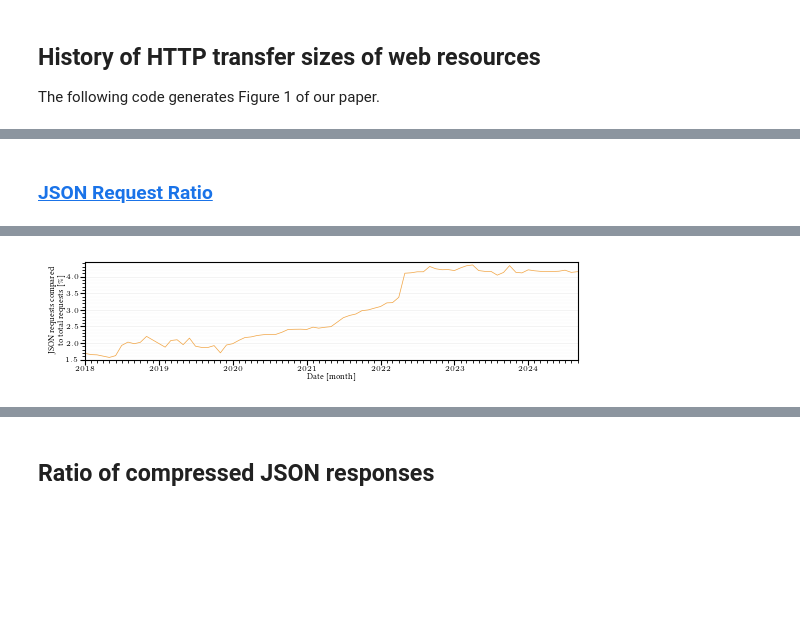
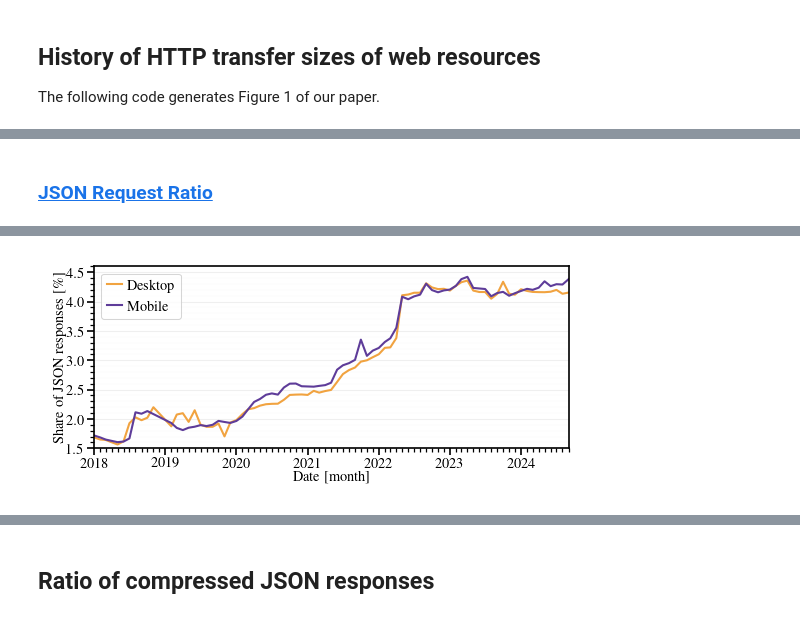
Before and after one commit to miri64/artifacts-tnsm26-cbor-dns-eval, a Jupyter notebook: 01_introduction.ipynb, the cells around one changed output, grey strips where cells are left out. Drawn from its saved outputs; the diff is of its cells as text; code cells hidden in the pictures; blank space fills up the shorter version.

Commit message:
01_introduction.ipynb: clean-up and port to polars

```diff
--- a/01_introduction.ipynb
+++ b/01_introduction.ipynb
@@ -28,8 +25,20 @@ from utils import list_code
 
 We provide `01_introduction/input_datasets/http_archive_bytes_total.csv` in our dataset. The code below documents how we gathered this data in case you want to generate your own, more updated time series.
 # %%
-df = pandas.read_json("https://cdn.httparchive.org/reports/bytesTotal.json")
-df.to_csv(INTRODUCTION_DIR / "input_datasets" / "http_archive_bytes_total.csv")
+with urllib.request.urlopen(
+    "https://cdn.httparchive.org/v1/static/reports/bytesTotal.json"
+) as json:
+    df = polars.read_json(
+        json,
+    ).with_columns(
+        polars.from_epoch(polars.col("timestamp").cast(polars.Float64) / 1000).dt.date(),
+        polars.col("p10").cast(polars.Float64),
+        polars.col("p25").cast(polars.Float64),
+        polars.col("p50").cast(polars.Float64),
+        polars.col("p75").cast(polars.Float64),
+        polars.col("p90").cast(polars.Float64),
+    )
+df.write_csv(INTRODUCTION_DIR / "input_datasets" / "http_archive_bytes_total.csv")
 # %% [markdown]
 ## History of HTTP transfer sizes of web resources
 
@@ -148,37 +219,85 @@ ORDER BY table_suffix
 # %%
 SLIDE_VERSION = False                   # Set to True for styling for slide set
+
+matplotlib.pyplot.clf()
 
 if SLIDE_VERSION:
     matplotlib.style.use(pathlib.Path.cwd() / f"mlenders_fullslide.mplstyle")
     matplotlib.use("pgf")
     matplotlib.rcParams["figure.figsize"] = matplotlib.rcParams["figure.figsize"][0], matplotlib.rcParams["figure.figsize"][1] * 1.5
 else:
-    matplotlib.style.use(pathlib.Path.cwd() / f"mlenders_fullwidth.mplstyle")
+    # matplotlib.style.use(pathlib.Path.cwd() / f"mlenders_column_acm.mplstyle")
+    # matplotlib.style.use(pathlib.Path.cwd() / f"mlenders_fullwidth.mplstyle")
+    #matplotlib.style.use(pathlib.Path.cwd() / f"mlenders_fullwidth_acmsmall.mplstyle")
+    matplotlib.style.use(pathlib.Path.cwd() / f"mlenders_column_ieeetran.mplstyle")
     matplotlib.use("inline")
-    matplotlib.rcParams["figure.figsize"] = matplotlib.rcParams["figure.figsize"][0] * 1.16, matplotlib.rcParams["figure.figsize"][1] * 3 / 4
+    #matplotlib.rcParams["figure.figsize"] = matplotlib.rcParams["figure.figsize"][0] * 1.18, matplotlib.rcParams["figure.figsize"][1] * 1.5
+    #matplotlib.rcParams["figure.figsize"] = matplotlib.rcParams["figure.figsize"][0] * 1.17, matplotlib.rcParams["figure.figsize"][1] * 5 / 8
+    matplotlib.rcParams["figure.figsize"] = matplotlib.rcParams["figure.figsize"][0], matplotlib.rcParams["figure.figsize"][1] * 5 / 8
+matplotlib.pyplot.rc('axes', prop_cycle=matplotlib.pyplot.cycler(color=["#f1a340", "#5e3c99"]))
 
-df = pandas.read_csv(
-    INTRODUCTION_DIR / "input_datasets" / "bq-results-20240926-131645-1727356734135.csv"
+COLORS={
+    "Desktop": "C0",
+    "Mobile": "C1",
+}
+ALPHAS={
+    "Desktop": 0.3,
+    "Mobile": 0.1,
+}
+
+lf = polars.concat(
+    polars.scan_csv(csv)
+    for csv in [
+        INTRODUCTION_DIR / "input_datasets" / "bq-results-20240926-131645-1727356734135.csv",
+        INTRODUCTION_DIR / "input_datasets" / "bq-results-20240930-143032-1727706865287.csv",
+    ]
+).with_columns(
+    client=polars.col("table_suffix").str.split("_").list.last().str.to_titlecase(),
+    timestamp=polars.col("table_suffix").str.to_date("%y_%m_%d_", exact=False),
+).select(polars.exclude("table_suffix"))
+
+fig = matplotlib.pyplot.figure(
+    figsize=matplotlib.rcParams["figure.figsize"],
+    dpi=150,
 )
-df["timestamp"] = df["table_suffix"].swifter.apply(lambda x: pandas.to_datetime(x, format="%y_%m_%d_desktop")).dt.date
-df = df.set_index(["timestamp"]).interpolate(method="linear")
+ax = matplotlib.pyplot.gca()
 
-ax = df["percent_json_requests"].plot(legend=False, color={"percent_json_requests": "C0"})
+for client in ["Desktop", "Mobile"]:
+    df = lf.filter(
+        polars.col("client") == client
+    ).sort("timestamp").select(
+        ["timestamp", "percent_json_requests"]
+    ).interpolate().collect()
+    ax.plot(df["timestamp"], df["percent_json_requests"], color=COLORS[client], label=client)
+
 ax.set_xlabel("Date [month]")
-ax.set_xlim((df.index.min(), df.index.max()))
-ax.set_xticks(pandas.date_range(df.index.min() + dateutil.relativedelta.relativedelta(month=1), df.index.max(), freq="1YS"))
+ax.set_xlim((df["timestamp"].min(), df["timestamp"].max()))
+ax.set_xticks(
+    polars.date_range(
+        df["timestamp"].min() + dateutil.relativedelta.relativedelta(month=1, day=1),
+        df["timestamp"].max(),
+        "1y",
+        eager=True,
+    )
+)
 ax.xaxis.set_major_formatter(matplotlib.dates.DateFormatter("%Y"))
 ax.xaxis.set_minor_locator(matplotlib.dates.MonthLocator())
 
-ax.set_ylabel("JSON requests compared\nto total requests [\\%]")
-ax.set_ylim((0.015, 0.0445))
-ax.set_yticks(numpy.arange(0.015, 0.045, 0.005))
+ax.set_ylabel("Share of JSON responses [\\%]")
+ax.set_ylim((0.015, 0.046))
+ax.set_yticks(numpy.arange(0.015, 0.048, 0.005))
 ax.yaxis.set_major_formatter(matplotlib.ticker.FuncFormatter(lambda y, pos: f"${y * 100:0.1f}$"))
 ax.yaxis.set_minor_locator(matplotlib.ticker.MultipleLocator(0.001))
+
 matplotlib.pyplot.grid(axis="y", alpha=0.2, which="minor", linewidth=0.1)
 matplotlib.pyplot.grid(axis="y", alpha=0.2, which="major", linewidth=0.5)
+
+ax.legend()
+
 filepath = INTRODUCTION_DIR / "plots" / "http-archive-json-request-ratio.pdf"
 IPython.display.display(IPython.display.Markdown(f"### [JSON Request Ratio]({str(filepath.relative_to(pathlib.Path.cwd()))})"))
 matplotlib.pyplot.savefig(filepath, bbox_inches="tight", pad_inches=0.01)
+matplotlib.pyplot.show()
+matplotlib.pyplot.close(fig)
 # %% [output]
 ### [JSON Request Ratio](01_introduction/plots/http-archive-json-request-ratio.pdf)
@@ -185 +305 @@ matplotlib.pyplot.savefig(filepath, bbox_inches="tight", pad_inches=0.01)
-[figure, old version]
+[figure, new version]
```
Also changed, not shown: parts of 15 cells of this notebook, 7 other files.
